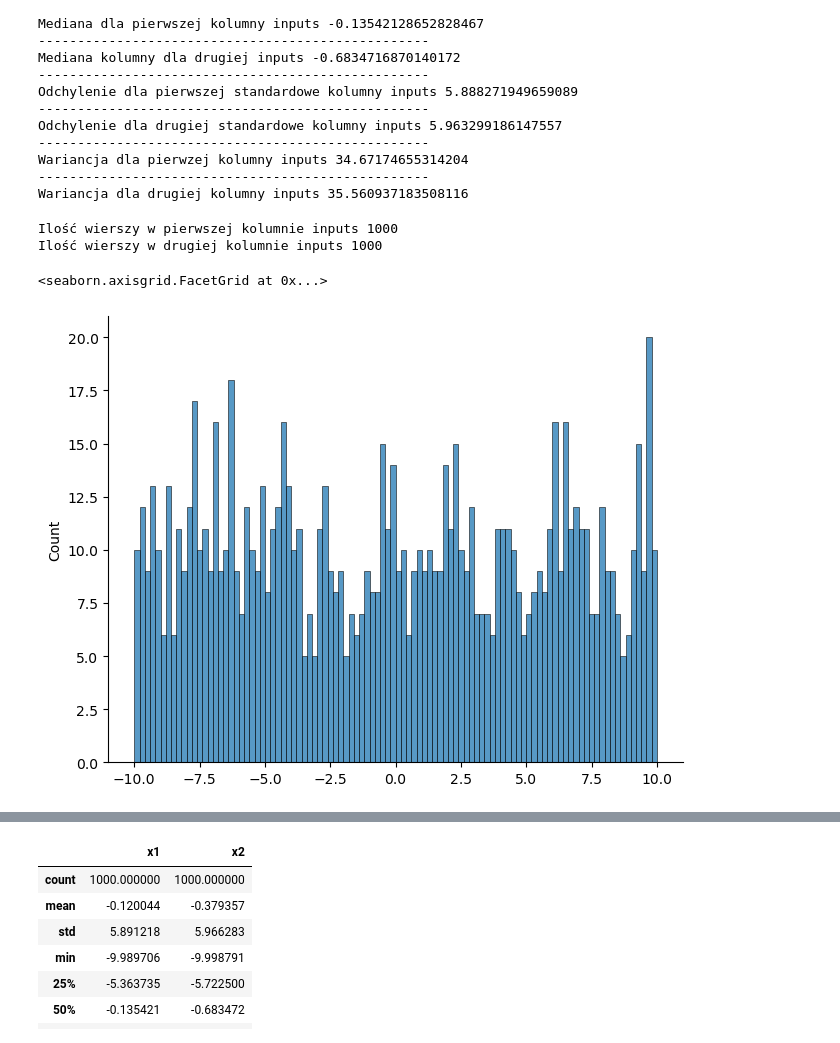
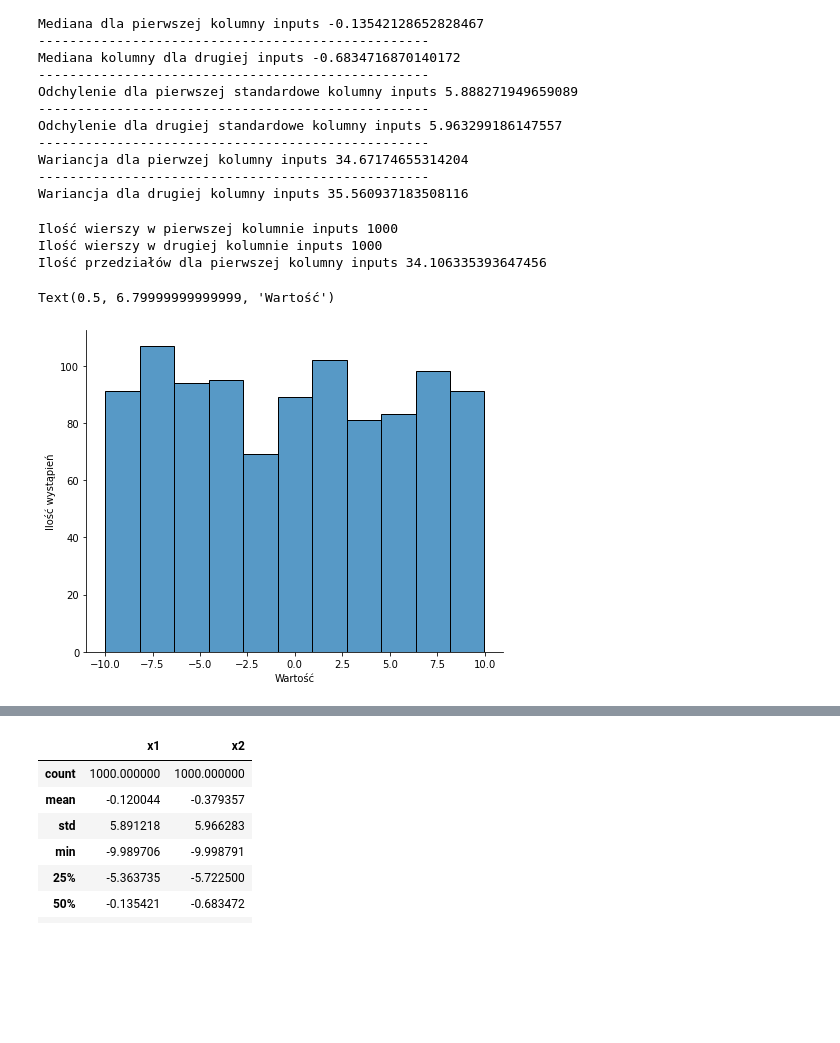
Before and after one commit to AdiPlay/Artifact-Intelligence, a Jupyter notebook: lab4/cwiczenie2.ipynb, the cells around one changed output, grey strips where cells are left out. Saved outputs shown, nothing was run; the diff lists cells and outputs as text; code cells hidden in the pictures; blank space fills up the shorter version.

```diff
--- a/lab4/cwiczenie2.ipynb
+++ b/lab4/cwiczenie2.ipynb
@@ -45,10 +45,15 @@ Wariancja dla drugiej kolumny inputs 35.560937183508116
 # %%
 
 print('Ilość wierszy w pierwszej kolumnie inputs', len(training_data['inputs'][:,0]))
 print('Ilość wierszy w drugiej kolumnie inputs', len(training_data['inputs'][:,1]))
-sns.displot(training_data['inputs'][:,0],bins=100, aspect= 1.33) #wykres rozkładu dla kolumny inputs
+hist1 = training_data['inputs'][:,0]
+hist = training_data['inputs'][:,1]
+sns.displot(data=hist1,bins=11,aspect=1.33) # type: ignore #wykres rozkładu dla kolumny inputs
+plt.ylabel('Ilość wystąpień')
+plt.xlabel('Wartość')
 # %% [output]
 Ilość wierszy w pierwszej kolumnie inputs 1000
 Ilość wierszy w drugiej kolumnie inputs 1000
+Ilość przedziałów dla pierwszej kolumny inputs 34.106335393647456
-<seaborn.axisgrid.FacetGrid at 0x...>
+Text(0.5, 6.79999999999999, 'Wartość')
-[figure, old version]
+[figure, new version]
```
Also changed, not shown: parts of 11 cells of this notebook.
